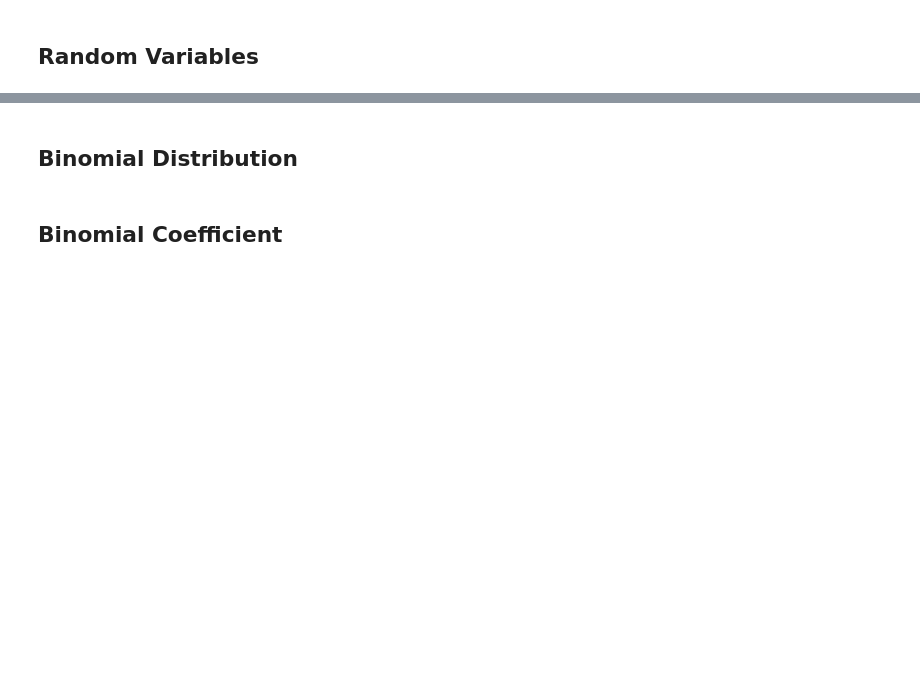
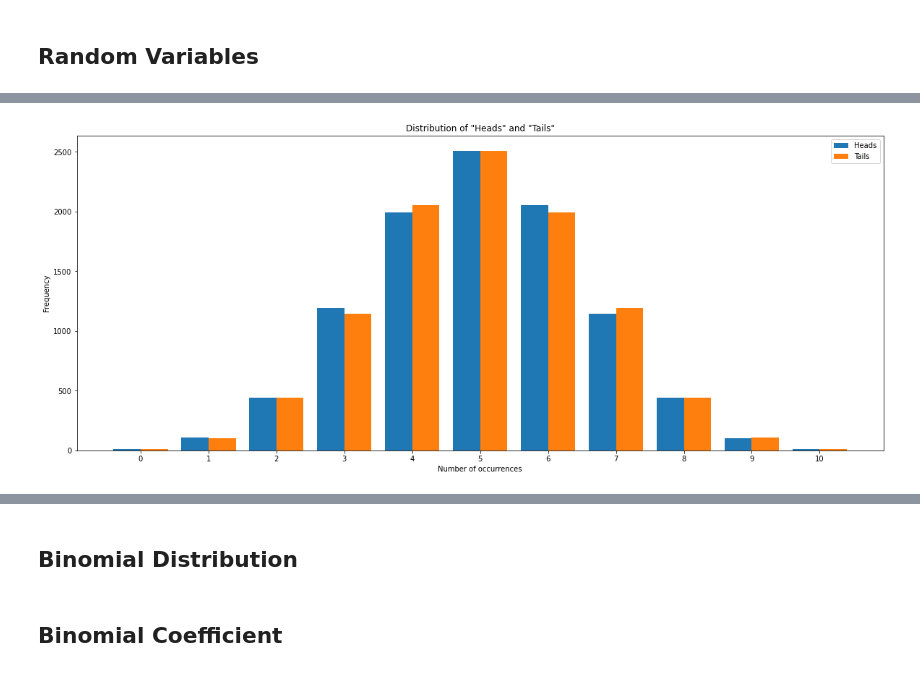
Before and after one commit to k3ybladewielder/math_for_ml_ds, a Jupyter notebook: prob_statistic_for_ml_ds/prob_statistic_for_ml_ds.ipynb, the cells around one changed output, grey strips where cells are left out. Saved outputs shown, nothing was run; the diff lists cells and outputs as text; code cells hidden in the pictures; blank space fills up the shorter version.

```diff
--- a/prob_statistic_for_ml_ds/prob_statistic_for_ml_ds.ipynb
+++ b/prob_statistic_for_ml_ds/prob_statistic_for_ml_ds.ipynb
@@ -421,0 +515,36 @@ Com base nas probabilidades e no c
+# %%
+import numpy as np
+import matplotlib.pyplot as plt
+
+# Set the seed for reproducibility
+np.random.seed(42)
+
+# Perform the coin flipping experiment
+num_experiments = 10000
+num_flips = 10
+results = []
+
+for exp in range(num_experiments):
+    flips = np.random.choice(['Heads', 'Tails'], size=num_flips)
+    num_heads = np.sum(flips == 'Heads')
+    num_tails = num_flips - num_heads
+    results.append((num_heads, num_tails))
+
+# Count the frequencies of heads and tails
+heads_counts = [result[0] for result in results]
+tails_counts = [result[1] for result in results]
+
+# Plot the distribution of heads and tails
+labels = ['Heads', 'Tails']
+counts = [heads_counts, tails_counts]
+
+plt.figure(figsize=(20, 8))
+plt.hist(counts, bins=np.arange(num_flips + 2) - 0.5, label=labels)
+plt.xlabel('Number of occurrences')
+plt.ylabel('Frequency')
+plt.xticks(range(num_flips + 1))
+plt.title('Distribution of "Heads" and "Tails"')
+plt.legend()
+plt.show()
+# %% [output]
+[figure, added]
```
Also changed, not shown: parts of 41 cells of this notebook, 2 other files.
